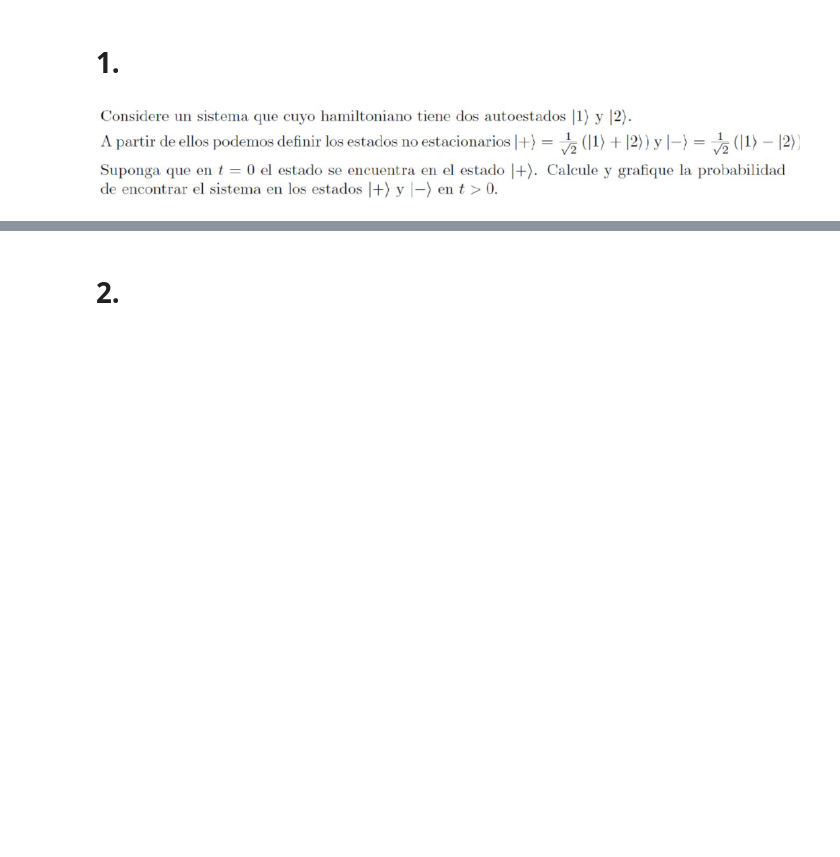
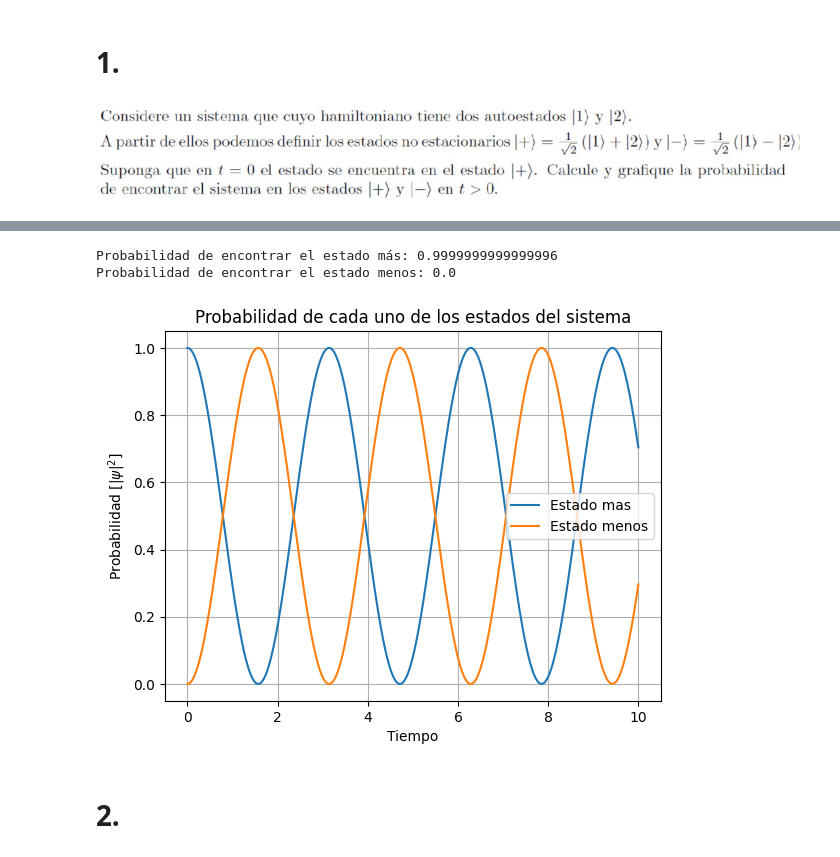
Before and after one commit to SamHuRo/mecanica-cuantica-avanzada, a Jupyter notebook: Ejercicios/Ejercicio_02/Tarea_02-Samuel-Huertas.ipynb, the cells around one changed output, grey strips where cells are left out. Saved outputs shown, nothing was run; the diff lists cells and outputs as text; code cells hidden in the pictures; blank space fills up the shorter version.

```diff
--- a/Ejercicios/Ejercicio_02/Tarea_02-Samuel-Huertas.ipynb
+++ b/Ejercicios/Ejercicio_02/Tarea_02-Samuel-Huertas.ipynb
@@ -16,0 +115,15 @@
+# %%
+# Definición del operador temporal
+operador_temporal = np.vstack([temporal_uno*estado_uno, temporal_dos*estado_dos])
+
+print(f"Matriz del operador evolución temporal: \n{operador_temporal}")
+
+# Evolución temporal del estado más
+evolucion_temporal_mas = operador_temporal @ estado_mas
+
+print(f"La evolución temporal para el estado más es: {evolucion_temporal_mas}")
+
+# Evolución temporal del estado menos
+evolucion_temporal_menos = operador_temporal @ estado_menos
+
+print(f"La evolución temporal para el estado menos es: {evolucion_temporal_menos}")
@@ -17,3 +146,40 @@
+# %%
+probabilidad_mas = np.abs(estado_mas.T @ evolucion_temporal_mas) ** 2
+probabilidad_menos = np.abs(estado_menos.T @ evolucion_temporal_mas ) ** 2
+
+print(f"Probabilidad de encontrar el estado más: {probabilidad_mas}")
+print(f"Probabilidad de encontrar el estado menos: {probabilidad_menos}")
+# %% [output]
+Probabilidad de encontrar el estado más: 0.9999999999999996
+Probabilidad de encontrar el estado menos: 0.0
+# %%
+# Realizo el mismo procedimiento pero para varios tiempos
+prob_mas = []
+prob_menos = []
+
+for i in t:
+    # Evaluación del estado temporal
+    temporal_uno = np.exp(-1j*energia_uno*i/hbar)
+    temporal_dos = np.exp(-1j*energia_dos*i/hbar)
+    # Calculo del operador temporal en el tiempo t
+    operador_temporal = np.vstack([temporal_uno*estado_uno, temporal_dos*estado_dos])
+    # Calculo de la evolución temporal en el tiempo t de cada uno de los estados del sistema
+    evolucion_temporal_mas = operador_temporal @ estado_mas
+    evolucion_temporal_menos = operador_temporal @ estado_menos
+    # Calculo de la probabilidad de cada uno de los sistemas
+    prob_mas.append(np.abs(estado_mas.T @ evolucion_temporal_mas) ** 2)
+    prob_menos.append(np.abs(estado_menos.T @ evolucion_temporal_mas) ** 2)
+
+plt.plot(t, prob_mas, label="Estado mas")
+plt.plot(t, prob_menos, label="Estado menos")
+plt.title("Probabilidad de cada uno de los estados del sistema")
+plt.grid(True)
+plt.xlabel("Tiempo")
+plt.ylabel("Probabilidad [$|\psi|^2$]")
+plt.legend()
+plt.show()
+# %% [output]
+[figure, added]
 # %% [markdown]
 # 2.
 # %% [markdown]
```
Also changed, not shown: parts of 15 cells of this notebook, 3 other files.
